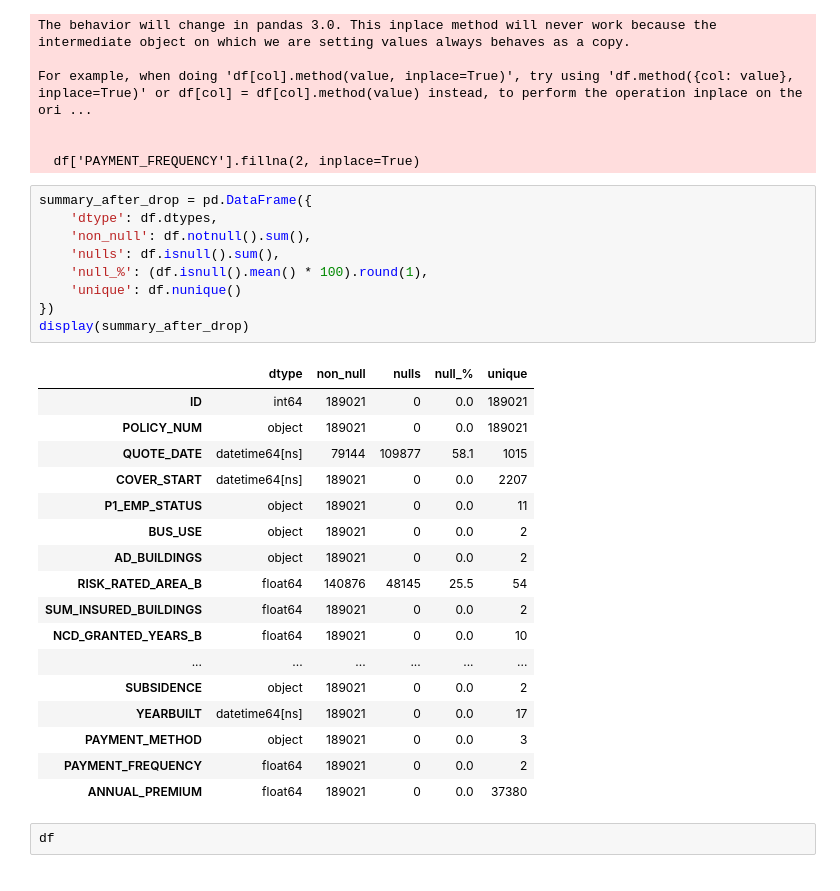
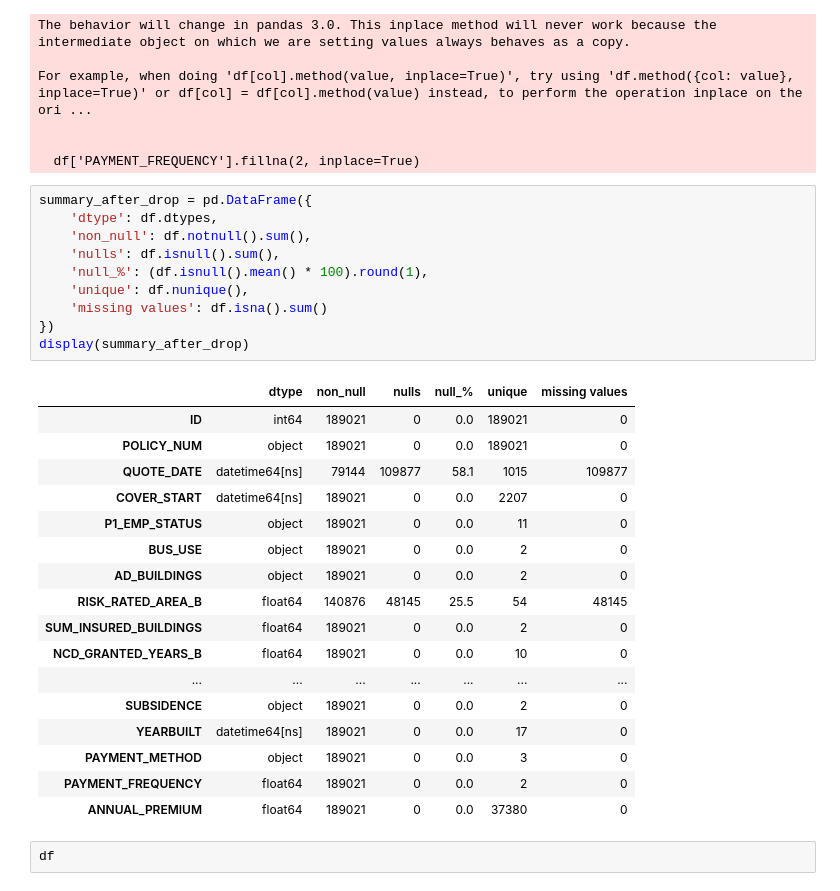
Before and after one commit to tajveer-31/Insurance_model, a Jupyter notebook: Property_insurance_premium.ipynb, the cells around one changed output. Cells and saved outputs as stored; diff of their text form.

```diff
--- a/Property_insurance_premium.ipynb
+++ b/Property_insurance_premium.ipynb
@@ -166,30 +177,31 @@ For example, when doing 'df[col].method(value, inplace=True)', try using 'df.met
 # %%
 summary_after_drop = pd.DataFrame({
     'dtype': df.dtypes,
     'non_null': df.notnull().sum(),
     'nulls': df.isnull().sum(),
     'null_%': (df.isnull().mean() * 100).round(1),
-    'unique': df.nunique()
+    'unique': df.nunique(),
+    'missing values': df.isna().sum()
 })
 display(summary_after_drop)
 # %% [output]
-|  | dtype | non_null | nulls | null_% | unique |
-| ID | int64 | 189021 | 0 | 0.0 | 189021 |
-| POLICY_NUM | object | 189021 | 0 | 0.0 | 189021 |
-| QUOTE_DATE | datetime64[ns] | 79144 | 109877 | 58.1 | 1015 |
-| COVER_START | datetime64[ns] | 189021 | 0 | 0.0 | 2207 |
-| P1_EMP_STATUS | object | 189021 | 0 | 0.0 | 11 |
-| BUS_USE | object | 189021 | 0 | 0.0 | 2 |
-| AD_BUILDINGS | object | 189021 | 0 | 0.0 | 2 |
-| RISK_RATED_AREA_B | float64 | 140876 | 48145 | 25.5 | 54 |
-| SUM_INSURED_BUILDINGS | float64 | 189021 | 0 | 0.0 | 2 |
-| NCD_GRANTED_YEARS_B | float64 | 189021 | 0 | 0.0 | 10 |
-| ... | ... | ... | ... | ... | ... |
-| SUBSIDENCE | object | 189021 | 0 | 0.0 | 2 |
-| YEARBUILT | datetime64[ns] | 189021 | 0 | 0.0 | 17 |
-| PAYMENT_METHOD | object | 189021 | 0 | 0.0 | 3 |
-| PAYMENT_FREQUENCY | float64 | 189021 | 0 | 0.0 | 2 |
-| ANNUAL_PREMIUM | float64 | 189021 | 0 | 0.0 | 37380 |
+|  | dtype | non_null | nulls | null_% | unique | missing values |
+| ID | int64 | 189021 | 0 | 0.0 | 189021 | 0 |
+| POLICY_NUM | object | 189021 | 0 | 0.0 | 189021 | 0 |
+| QUOTE_DATE | datetime64[ns] | 79144 | 109877 | 58.1 | 1015 | 109877 |
+| COVER_START | datetime64[ns] | 189021 | 0 | 0.0 | 2207 | 0 |
+| P1_EMP_STATUS | object | 189021 | 0 | 0.0 | 11 | 0 |
+| BUS_USE | object | 189021 | 0 | 0.0 | 2 | 0 |
+| AD_BUILDINGS | object | 189021 | 0 | 0.0 | 2 | 0 |
+| RISK_RATED_AREA_B | float64 | 140876 | 48145 | 25.5 | 54 | 48145 |
+| SUM_INSURED_BUILDINGS | float64 | 189021 | 0 | 0.0 | 2 | 0 |
+| NCD_GRANTED_YEARS_B | float64 | 189021 | 0 | 0.0 | 10 | 0 |
+| ... | ... | ... | ... | ... | ... | ... |
+| SUBSIDENCE | object | 189021 | 0 | 0.0 | 2 | 0 |
+| YEARBUILT | datetime64[ns] | 189021 | 0 | 0.0 | 17 | 0 |
+| PAYMENT_METHOD | object | 189021 | 0 | 0.0 | 3 | 0 |
+| PAYMENT_FREQUENCY | float64 | 189021 | 0 | 0.0 | 2 | 0 |
+| ANNUAL_PREMIUM | float64 | 189021 | 0 | 0.0 | 37380 | 0 |
 # %%
 df
 # %% [output]
```
Also changed, not shown: parts of 3 cells of this notebook.
